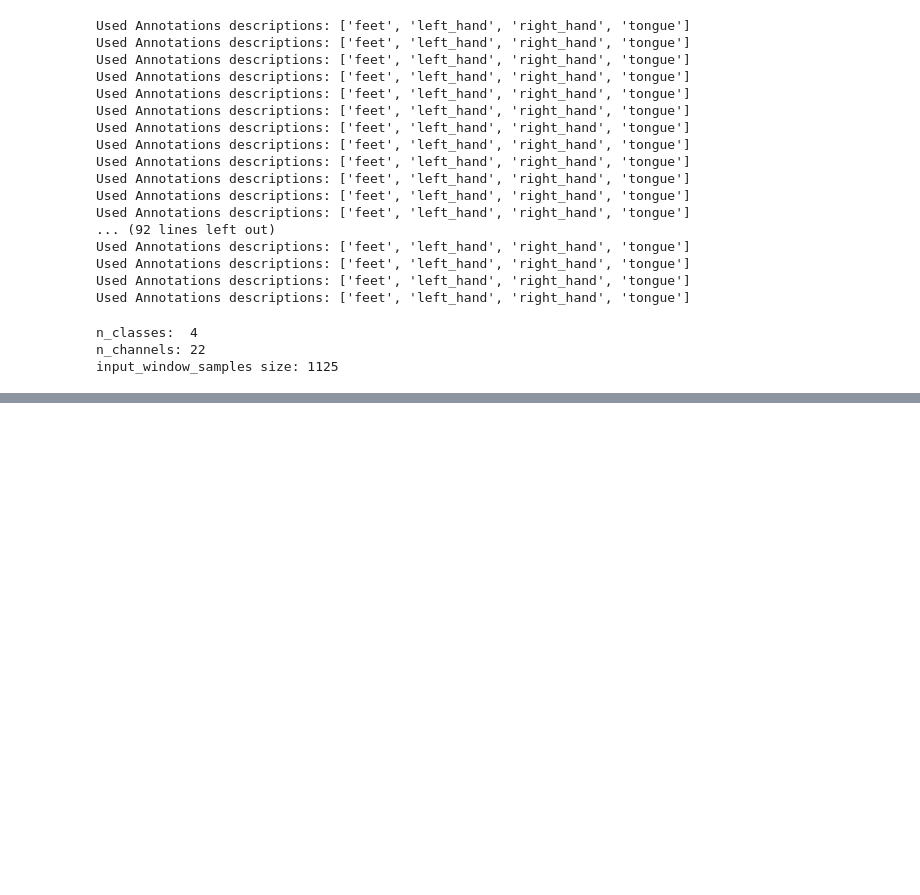
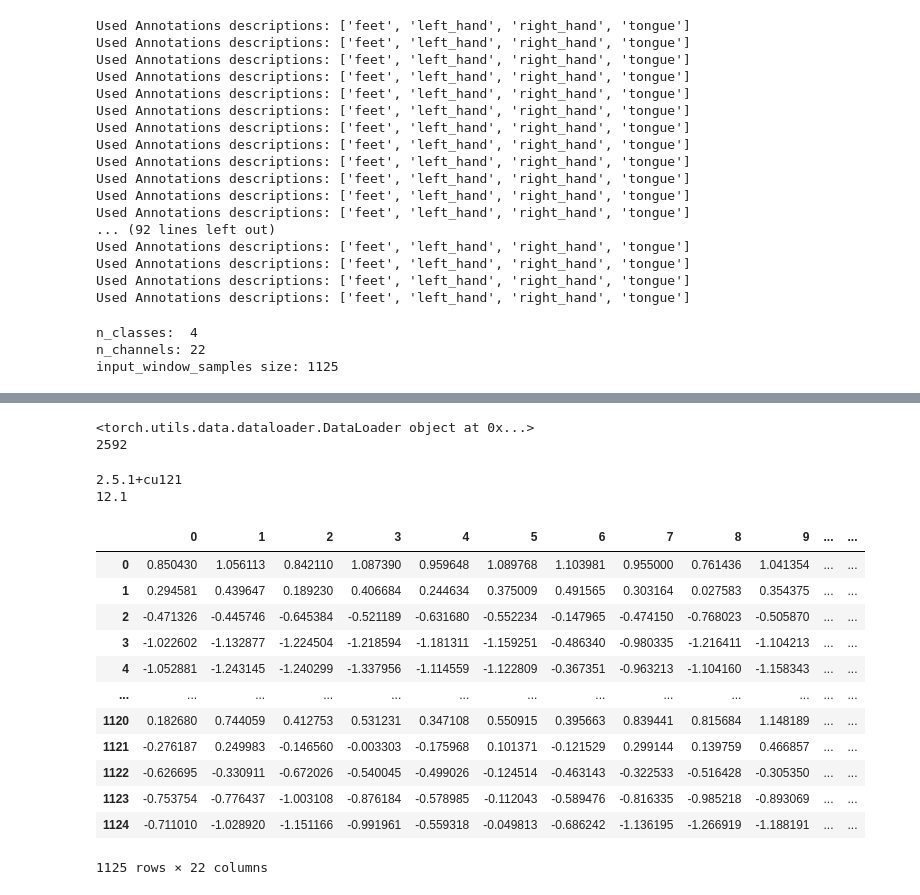
Before and after one commit to andersm11/Thesis_Rep_similarity, a Jupyter notebook: WIP/model_training_shallow.ipynb, the cells around one changed output, grey strips where cells are left out. Cells and saved outputs as stored; diff of their text form; code cells hidden in the pictures; blank space fills up the shorter version.

```diff
--- a/WIP/model_training_shallow.ipynb
+++ b/WIP/model_training_shallow.ipynb
@@ -336,0 +271,12 @@ Estimated Total Size (MB): 0.50
+# %%
+#!pip install torch_geometric
+train_loader = DataLoader(train_set)
+print(train_loader)
+count = 0
+for i in train_set:
+    #print(len(i[0]))
+    count +=1
+print(count)
+# %% [output]
+<torch.utils.data.dataloader.DataLoader object at 0x...>
+2592
@@ -336,0 +292,7 @@ Estimated Total Size (MB): 0.50
+# %%
+import torch
+print(torch.__version__)
+print(torch.version.cuda)  # Check CUDA version
+# %% [output]
+2.5.1+cu121
+12.1
@@ -336,0 +301,19 @@ Estimated Total Size (MB): 0.50
+# %%
+import pandas as pd
+
+try_df = pd.DataFrame(train_set[0][0])
+try_df.T
+# %% [output]
+|  | 0 | 1 | 2 | 3 | 4 | 5 | 6 | 7 | 8 | 9 | ... | ... |
+| 0 | 0.850430 | 1.056113 | 0.842110 | 1.087390 | 0.959648 | 1.089768 | 1.103981 | 0.955000 | 0.761436 | 1.041354 | ... | ... |
+| 1 | 0.294581 | 0.439647 | 0.189230 | 0.406684 | 0.244634 | 0.375009 | 0.491565 | 0.303164 | 0.027583 | 0.354375 | ... | ... |
+| 2 | -0.471326 | -0.445746 | -0.645384 | -0.521189 | -0.631680 | -0.552234 | -0.147965 | -0.474150 | -0.768023 | -0.505870 | ... | ... |
+| 3 | -1.022602 | -1.132877 | -1.224504 | -1.218594 | -1.181311 | -1.159251 | -0.486340 | -0.980335 | -1.216411 | -1.104213 | ... | ... |
+| 4 | -1.052881 | -1.243145 | -1.240299 | -1.337956 | -1.114559 | -1.122809 | -0.367351 | -0.963213 | -1.104160 | -1.158343 | ... | ... |
+| ... | ... | ... | ... | ... | ... | ... | ... | ... | ... | ... | ... | ... |
+| 1120 | 0.182680 | 0.744059 | 0.412753 | 0.531231 | 0.347108 | 0.550915 | 0.395663 | 0.839441 | 0.815684 | 1.148189 | ... | ... |
+| 1121 | -0.276187 | 0.249983 | -0.146560 | -0.003303 | -0.175968 | 0.101371 | -0.121529 | 0.299144 | 0.139759 | 0.466857 | ... | ... |
+| 1122 | -0.626695 | -0.330911 | -0.672026 | -0.540045 | -0.499026 | -0.124514 | -0.463143 | -0.322533 | -0.516428 | -0.305350 | ... | ... |
+| 1123 | -0.753754 | -0.776437 | -1.003108 | -0.876184 | -0.578985 | -0.112043 | -0.589476 | -0.816335 | -0.985218 | -0.893069 | ... | ... |
+| 1124 | -0.711010 | -1.028920 | -1.151166 | -0.991961 | -0.559318 | -0.049813 | -0.686242 | -1.136195 | -1.266919 | -1.188191 | ... | ... |
+1125 rows × 22 columns
```
Also changed, not shown: parts of 22 cells of this notebook.
